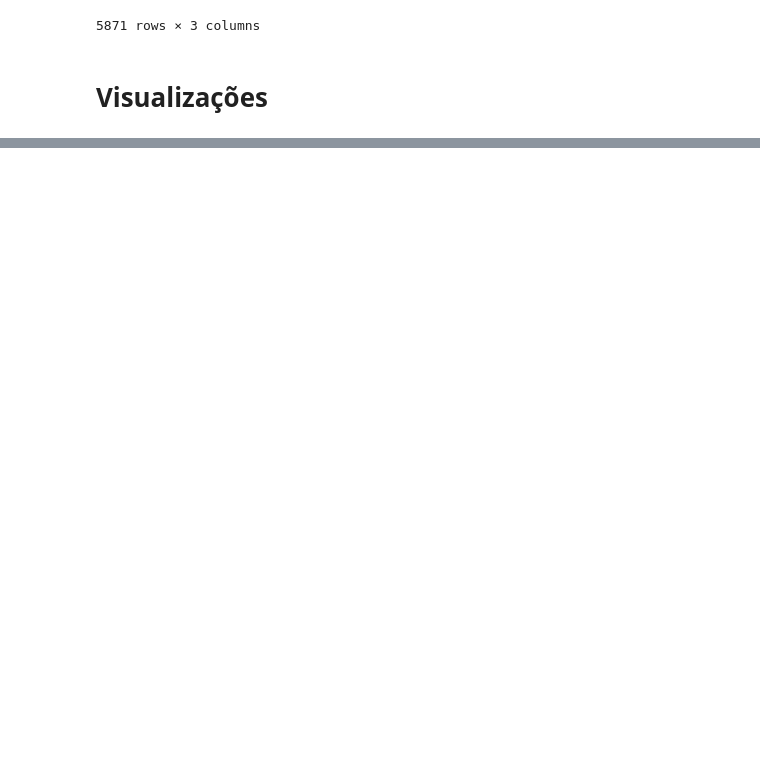
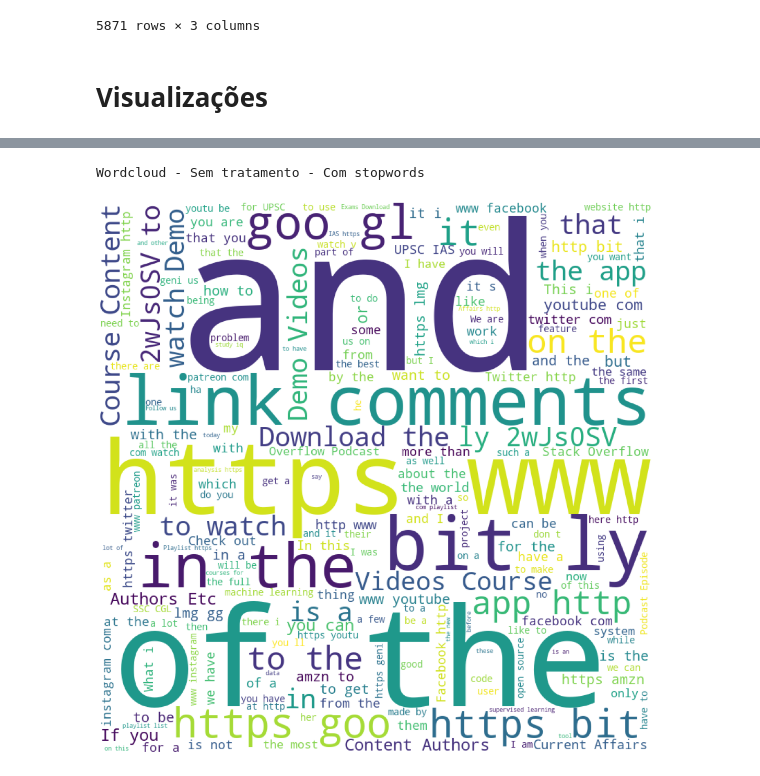
Before and after one commit to PauloUbirajara/News-Classifier, a Jupyter notebook: visualizations.ipynb, the cells around one changed output, grey strips where cells are left out. Drawn from its saved outputs; the diff is of its cells as text; code cells hidden in the pictures; blank space fills up the shorter version.

```diff
--- a/visualizations.ipynb
+++ b/visualizations.ipynb
@@ -9,3 +29,6 @@ import matplotlib.pyplot as plt
+# %%
+STOPWORDS = stopwords.words('english')
+STOPWORDS.extend(punctuation)
 # %%
 dataset = 'topic_classifier.csv'
 
@@ -28,3 +53,18 @@ df_dados
 5871 rows × 3 columns
+# %%
+def show_wordcloud(wordlist, filter_stopwords=False):
+	data = ' '.join(map(str, wordlist))
+	wc = WordCloud(
+		stopwords=STOPWORDS if filter_stopwords else [],
+		background_color='white',
+		width=800,
+		height=800,
+	).generate_from_text(data)
+
+	plt.figure(figsize=(15, 15))
+	plt.imshow(wc)
+	plt.axis('off')
+	plt.tight_layout()
+	plt.show()
 # %% [markdown]
 # Visualizações
@@ -37,0 +103,6 @@ plt.show()
+# %%
+print('Wordcloud - Sem tratamento - Com stopwords')
+show_wordcloud(df_dados['title'] + df_dados['c1body'], filter_stopwords=False)
+# %% [output]
+Wordcloud - Sem tratamento - Com stopwords
+[figure, added]
```
Also changed, not shown: parts of 28 cells of this notebook, 1 other file.
